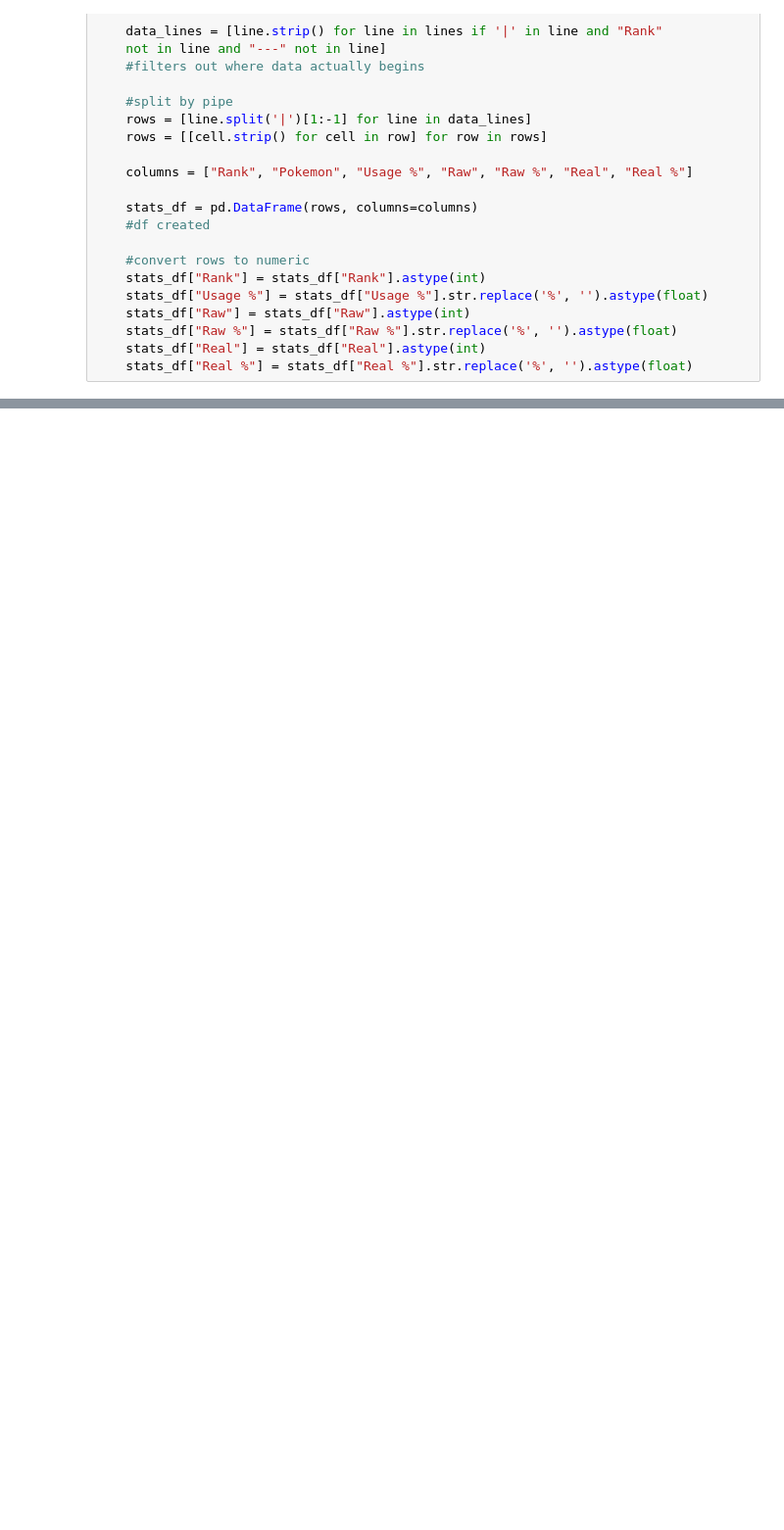
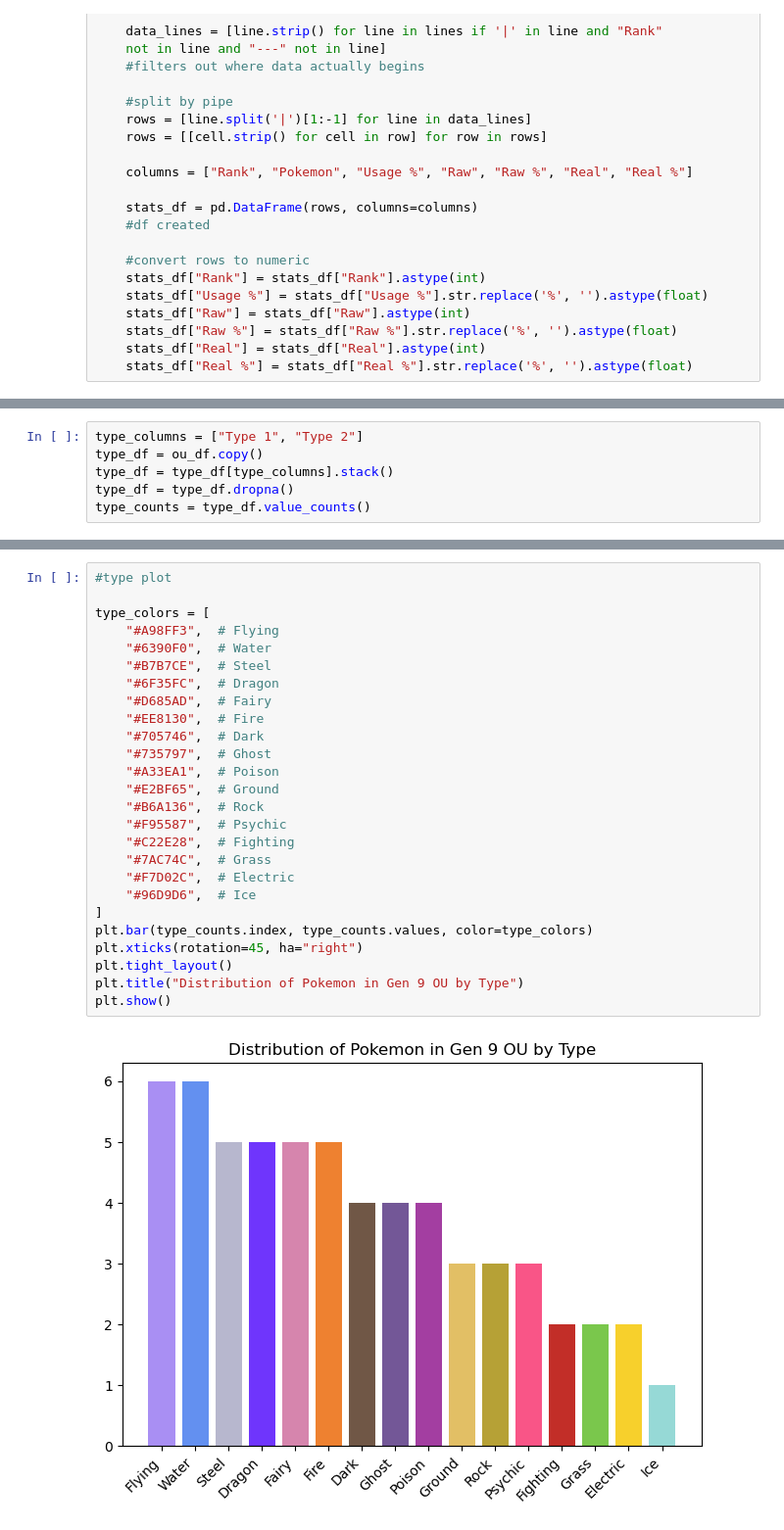
Before and after one commit to gabetedja/PokemonTeamRecommender, a Jupyter notebook: team_recommender.ipynb, the cells around one changed output, grey strips where cells are left out. Shown at 98% size. Saved outputs shown, nothing was run; the diff lists cells and outputs as text; blank space fills up the shorter version.

Commit message:
Updated stats file to January 2026 OU stats. Then added type datavis

```diff
--- a/team_recommender.ipynb
+++ b/team_recommender.ipynb
@@ -387 +472,7 @@ ou_df
+# %%
+type_columns = ["Type 1", "Type 2"]
+type_df = ou_df.copy()
+type_df = type_df[type_columns].stack()
+type_df = type_df.dropna()
+type_counts = type_df.value_counts()
 # %%
@@ -397,0 +497,28 @@ Perhaps unsurprisingly, Gen 9 has the most Pokemon in it's OU generation. Betwee
+# %%
+#type plot
+
+type_colors = [
+    "#A98FF3",  # Flying
+    "#6390F0",  # Water
+    "#B7B7CE",  # Steel
+    "#6F35FC",  # Dragon
+    "#D685AD",  # Fairy
+    "#EE8130",  # Fire
+    "#705746",  # Dark
+    "#735797",  # Ghost
+    "#A33EA1",  # Poison
+    "#E2BF65",  # Ground
+    "#B6A136",  # Rock
+    "#F95587",  # Psychic
+    "#C22E28",  # Fighting
+    "#7AC74C",  # Grass
+    "#F7D02C",  # Electric
+    "#96D9D6",  # Ice
+]
+plt.bar(type_counts.index, type_counts.values, color=type_colors)
+plt.xticks(rotation=45, ha="right")
+plt.tight_layout()
+plt.title("Distribution of Pokemon in Gen 9 OU by Type")
+plt.show()
+# %% [output]
+[figure, added]
```
Also changed, not shown: parts of 10 cells of this notebook, 1 other file.
